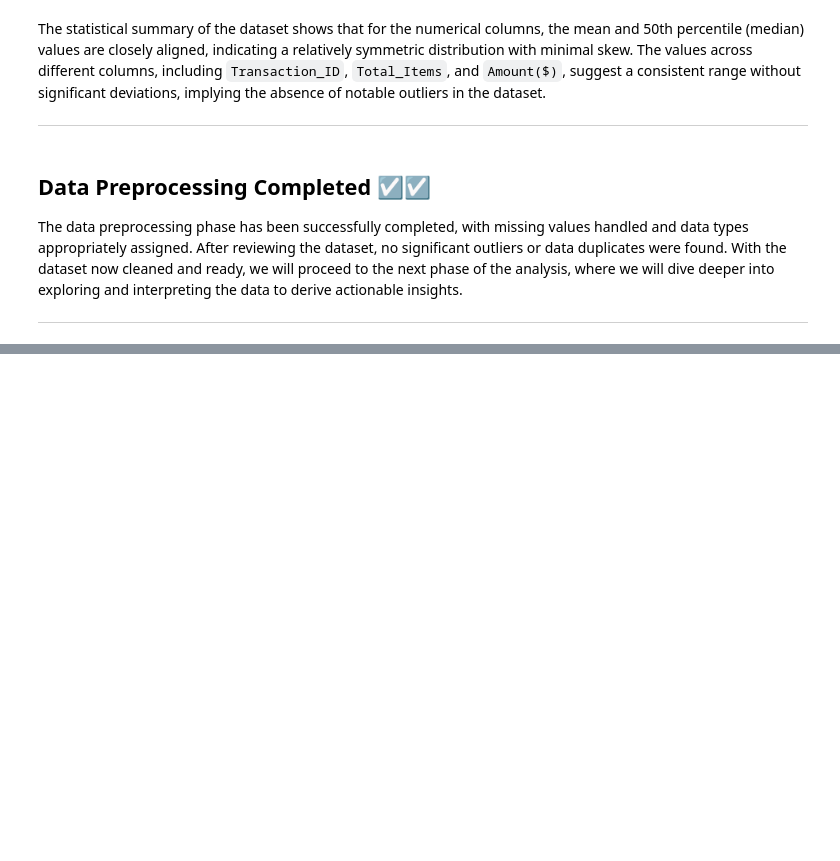
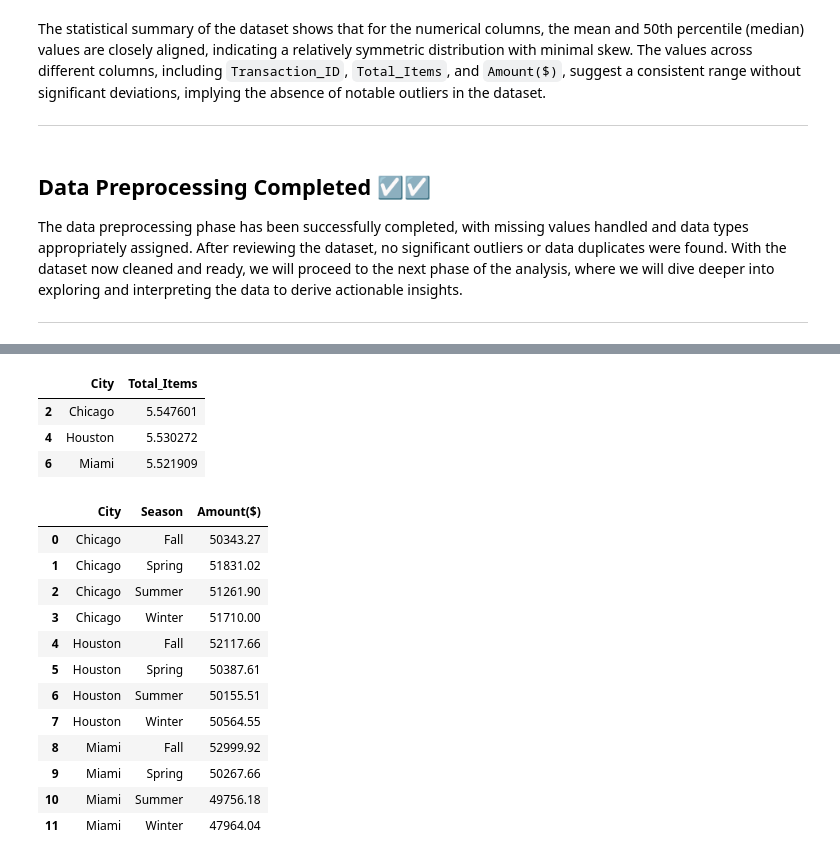
Before and after one commit to TanjiEvan/Python, a Jupyter notebook: Competition/Battle Of Insights/Solve.ipynb, the cells around one changed output, grey strips where cells are left out. Cells and saved outputs as stored; diff of their text form; code cells hidden in the pictures; blank space fills up the shorter version.

```diff
--- a/Competition/Battle Of Insights/Solve.ipynb
+++ b/Competition/Battle Of Insights/Solve.ipynb
@@ -178,0 +615,3 @@ The data preprocessing phase has been successfully completed, with missing value
+# %%
+avg_items_per_city=df.groupby("City")["Total_Items"].mean().reset_index().sort_values(by="Total_Items",ascending=False)
+avg_items_per_city
@@ -178,0 +677,34 @@ The data preprocessing phase has been successfully completed, with missing value
+# %%
+# Get the top three cities with the highest average number of items
+top_cities = avg_items_per_city.nlargest(3, 'Total_Items')
+top_cities
+# %% [output]
+|  | City | Total_Items |
+| 2 | Chicago | 5.547601 |
+| 4 | Houston | 5.530272 |
+| 6 | Miami | 5.521909 |
+# %%
+# Get the top three cities with the highest average number of items
+top_cities = avg_items_per_city.nlargest(3, 'Total_Items')
+
+# Filter the original dataframe for these top cities
+filtered_df = df[df['City'].isin(top_cities['City'])]
+
+# Group by City and Season to sum the sales amounts
+sales_by_season = filtered_df.groupby(['City', 'Season'])['Amount($)'].sum().reset_index()
+
+sales_by_season
+# %% [output]
+|  | City | Season | Amount($) |
+| 0 | Chicago | Fall | 50343.27 |
+| 1 | Chicago | Spring | 51831.02 |
+| 2 | Chicago | Summer | 51261.90 |
+| 3 | Chicago | Winter | 51710.00 |
+| 4 | Houston | Fall | 52117.66 |
+| 5 | Houston | Spring | 50387.61 |
+| 6 | Houston | Summer | 50155.51 |
+| 7 | Houston | Winter | 50564.55 |
+| 8 | Miami | Fall | 52999.92 |
+| 9 | Miami | Spring | 50267.66 |
+| 10 | Miami | Summer | 49756.18 |
+| 11 | Miami | Winter | 47964.04 |
```
Also changed, not shown: parts of 25 cells of this notebook.
